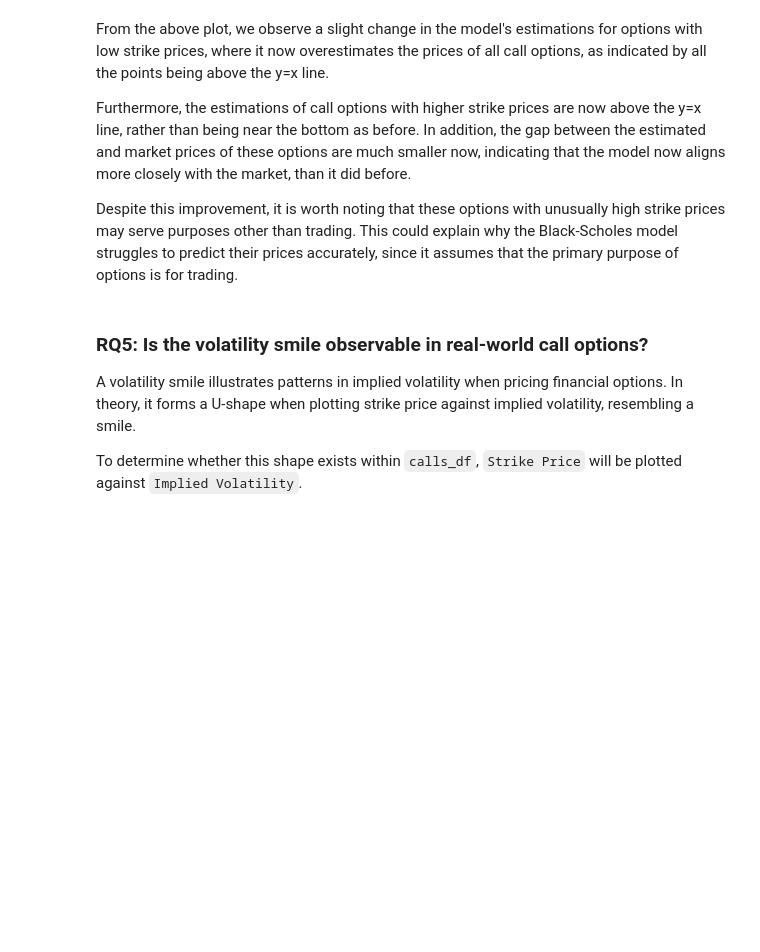
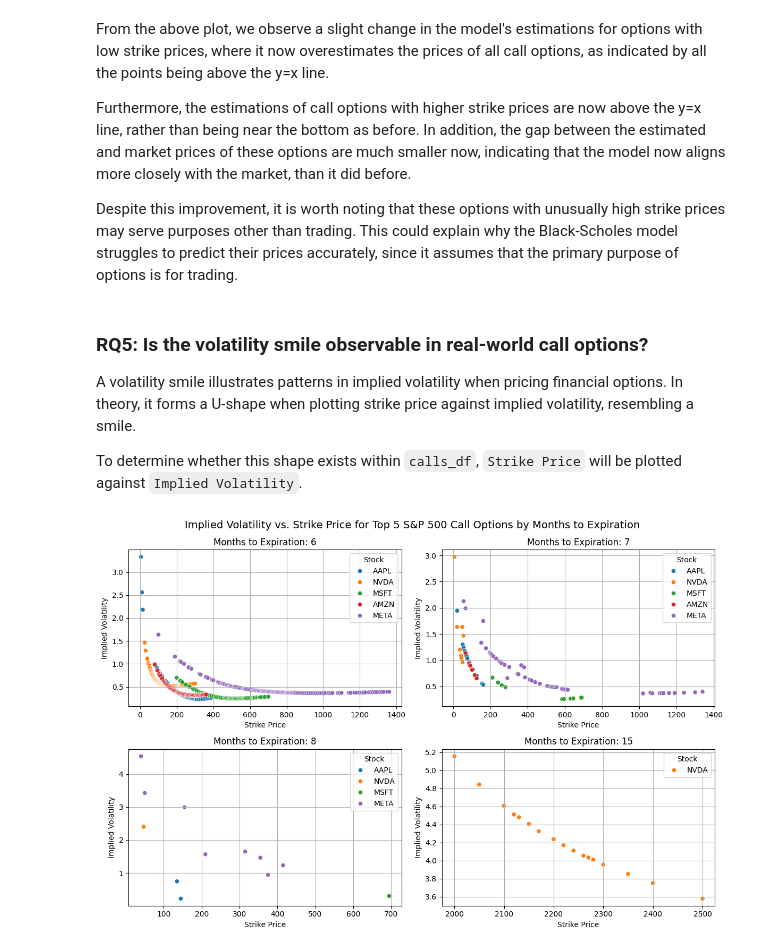
Before and after one commit to kasvinatirumal/wdrp_wi25, a Jupyter notebook: Pricing_European_Call_Options.ipynb, the cells around one changed output. Drawn from its saved outputs; the diff is of its cells as text; code cells hidden in the pictures; blank space fills up the shorter version.

```diff
--- a/Pricing_European_Call_Options.ipynb
+++ b/Pricing_European_Call_Options.ipynb
@@ -349,3 +352,27 @@ Despite this improvement, it is worth noting that these options with unusually h
 A volatility smile illustrates patterns in implied volatility when pricing financial options. In theory, it forms a U-shape when plotting strike price against implied volatility, resembling a smile.
 
 To determine whether this shape exists within `calls_df`, `Strike Price` will be plotted against `Implied Volatility`.
+# %%
+# remove options that expire in 9 months since that group only has 4 observations
+calls_df_plot = calls_df[calls_df["Months to Exp"] != 9]
+groups = calls_df_plot.groupby("Months to Exp")
+# %%
+fig, axes = plt.subplots(2, 2, figsize=(12, 8))
+fig.suptitle("Implied Volatility vs. Strike Price for Top 5 S&P 500 Call Options by Months to Expiration", fontsize=14)
+
+palette = sns.color_palette("tab10", len(stocks))
+color_mapping = dict(zip(stocks, palette))
+
+axes = axes.flatten()
+for ax, (month, group) in zip(axes, groups):
+    if month == 15:
+        group = group.iloc[1:]  # remove outlier to zoom into the visual
+    ax.grid(True)
+    sns.scatterplot(ax=ax, x="Strike", y="Implied Volatility", data=group, hue="Stock_Abbv", palette=color_mapping)
+    ax.set_title(f"Months to Expiration: {month}")
+    ax.set_xlabel("Strike Price")
+    ax.set_ylabel("Implied Volatility")
+    ax.legend(title="Stock")
+plt.tight_layout()
+# %% [output]
+[figure, added]
```
Also changed, not shown: parts of 11 cells of this notebook.
